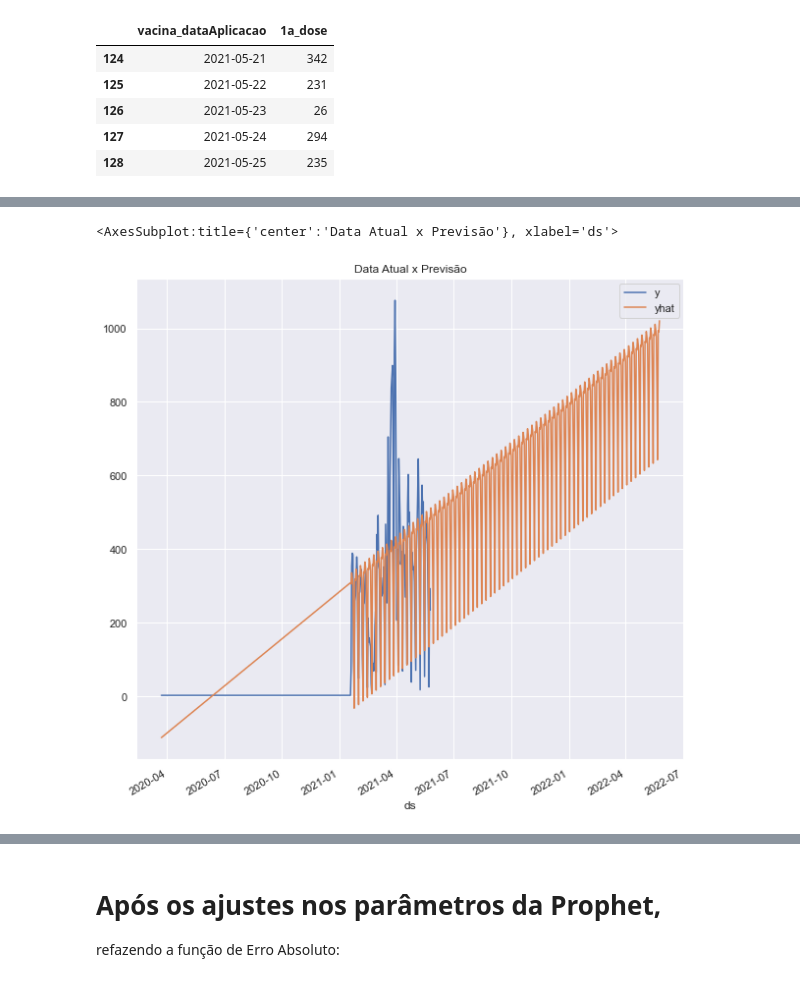
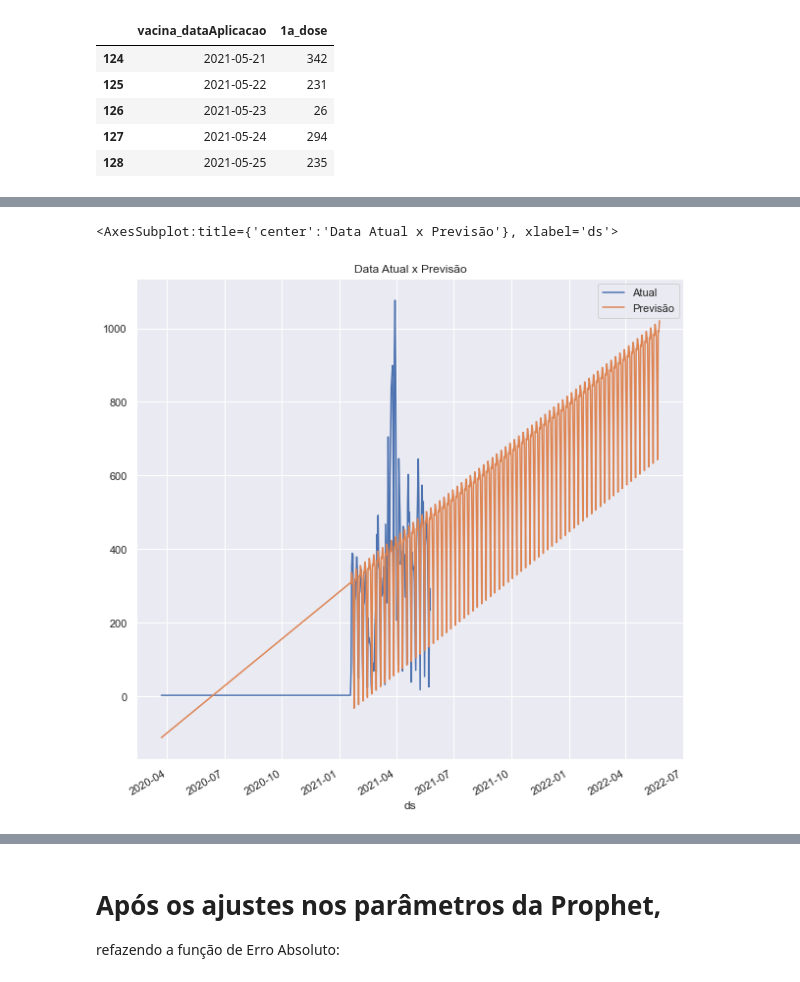
Before and after one commit to nubia-mp1211/Projeto-Final, a Jupyter notebook: ATUAL -Tratando-Vacinados e Previsoes.ipynb, the cells around one changed output, grey strips where cells are left out. Drawn from its saved outputs; the diff is of its cells as text; code cells hidden in the pictures.

```diff
--- a/ATUAL -Tratando-Vacinados e Previsoes.ipynb
+++ b/ATUAL -Tratando-Vacinados e Previsoes.ipynb
@@ -395,8 +424,8 @@ a = add_changepoints_to_plot(fig1.gca(), model, forecast)
 # %%
 # Plotting o atual e os valores obtidos do Forecast:
 
-ax = (df1.plot(x = 'ds', y = 'y',  figsize =(10,10), title = "Data Atual x Previsão"))
-forecast.plot( x = 'ds', y ='yhat',figsize =(10,10), title = "Data Atual x Previsão", ax =ax )
+ax = (df1.plot(x = 'ds', y = 'y',  figsize =(12,8), label='Atual', title = "Data Atual x Previsão"))
+forecast.plot( x = 'ds', y ='yhat',figsize =(10,10), label ='Previsão' ,title = "Data Atual x Previsão", ax =ax )
 # %% [output]
 <AxesSubplot:title={'center':'Data Atual x Previsão'}, xlabel='ds'>
-[figure, old version]
+[figure, new version]
```
Also changed, not shown: parts of 63 cells of this notebook.
